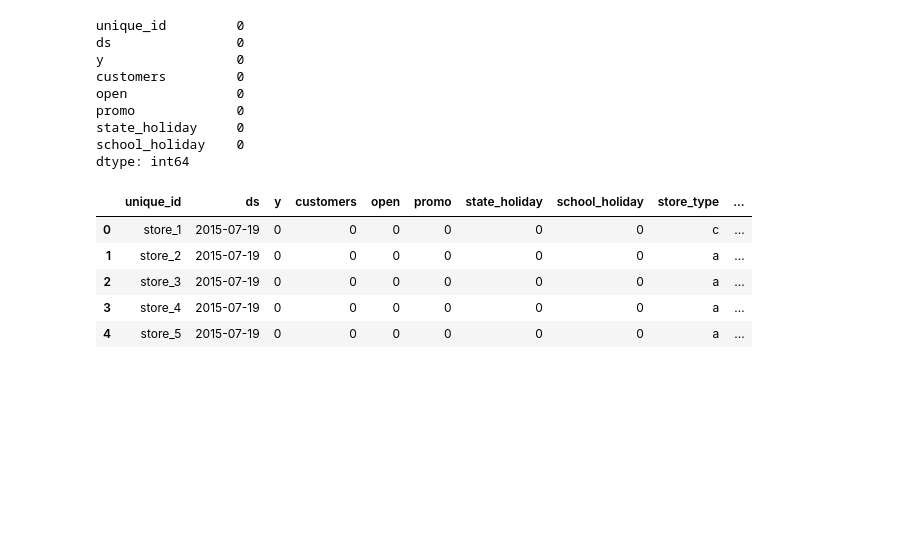
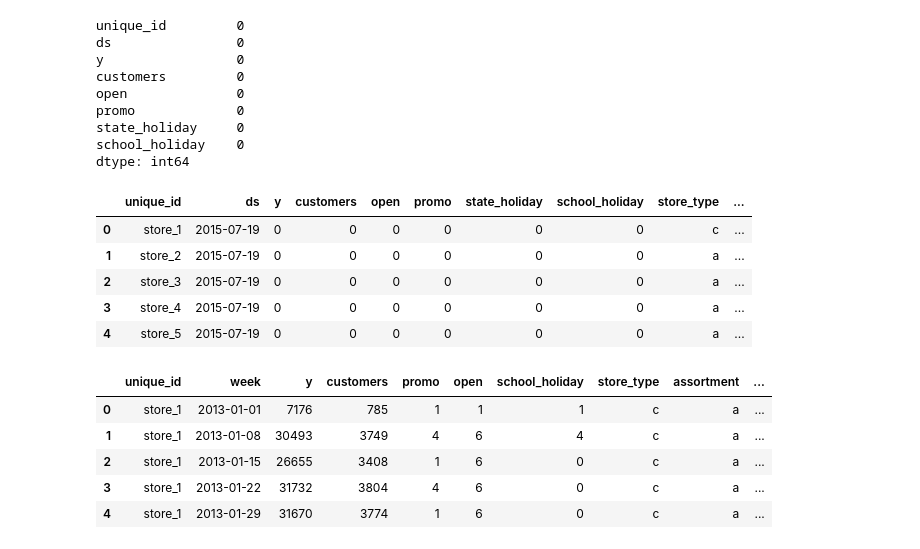
Before and after one commit to YL-6/BF-final, a Jupyter notebook: Sila.ipynb, the cells around one changed output. Cells and saved outputs as stored; diff of their text form; code cells hidden in the pictures; blank space fills up the shorter version.

```diff
--- a/Sila.ipynb
+++ b/Sila.ipynb
@@ -106,3 +155,54 @@ sales_merged.head()
 | 2 | store_3 | 2015-07-19 | 0 | 0 | 0 | 0 | 0 | 0 | a | ... |
 | 3 | store_4 | 2015-07-19 | 0 | 0 | 0 | 0 | 0 | 0 | a | ... |
 | 4 | store_5 | 2015-07-19 | 0 | 0 | 0 | 0 | 0 | 0 | a | ... |
+# %%
+import pandas as pd
+
+# Ensure datetime
+sales_merged['ds'] = pd.to_datetime(sales_merged['ds'])
+
+# Create a weekly bucket
+sales_merged['week'] = sales_merged['ds'].dt.to_period('W-MON').dt.start_time
+
+# Make sure state_holiday is string type
+sales_merged['state_holiday'] = sales_merged['state_holiday'].astype(str)
+
+# Count how many times each state_holiday type appears per week per store
+holiday_counts = (
+    sales_merged
+    .groupby(['unique_id', 'week', 'state_holiday'])
+    .size()
+    .unstack(fill_value=0)  # turns into columns
+    .reset_index()
+    .rename_axis(None, axis=1)  # remove column name
+)
+
+# Optional: Rename columns for clarity
+holiday_counts.columns = ['unique_id', 'week'] + [f'state_holiday_{col}' for col in holiday_counts.columns[2:]]
+
+# Now aggregate your normal weekly data
+weekly_data = sales_merged.groupby(['unique_id', 'week'], as_index=False).agg({
+    'y': 'sum',
+    'customers': 'sum',
+    'promo': 'sum',
+    'open': 'sum',
+    'school_holiday': 'sum',
+    'store_type': 'first',
+    'assortment': 'first',
+    'competition_distance': 'first'
+})
+
+# Merge the holiday counts in
+weekly_data = weekly_data.merge(holiday_counts, on=['unique_id', 'week'], how='left')
+
+# Fill in 0 where a holiday type didn’t occur that week
+weekly_data.fillna(0, inplace=True)
+
+weekly_data.head()
+# %% [output]
+|  | unique_id | week | y | customers | promo | open | school_holiday | store_type | assortment | ... |
+| 0 | store_1 | 2013-01-01 | 7176 | 785 | 1 | 1 | 1 | c | a | ... |
+| 1 | store_1 | 2013-01-08 | 30493 | 3749 | 4 | 6 | 4 | c | a | ... |
+| 2 | store_1 | 2013-01-15 | 26655 | 3408 | 1 | 6 | 0 | c | a | ... |
+| 3 | store_1 | 2013-01-22 | 31732 | 3804 | 4 | 6 | 0 | c | a | ... |
+| 4 | store_1 | 2013-01-29 | 31670 | 3774 | 1 | 6 | 0 | c | a | ... |
```
Also changed, not shown: parts of 11 cells of this notebook, 2 other files.
